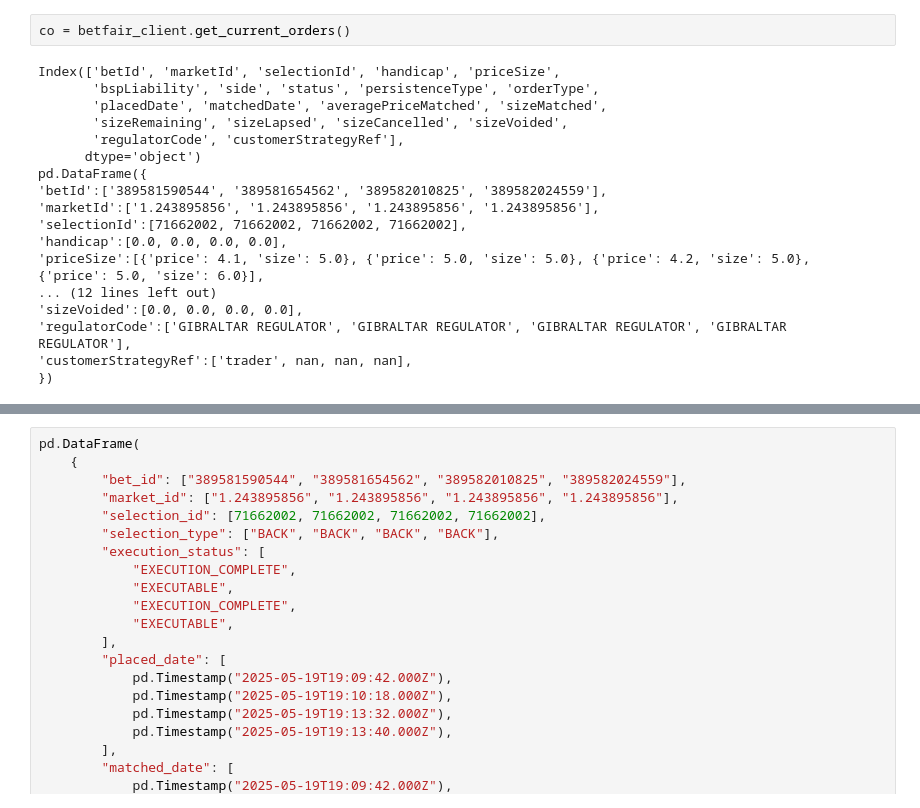
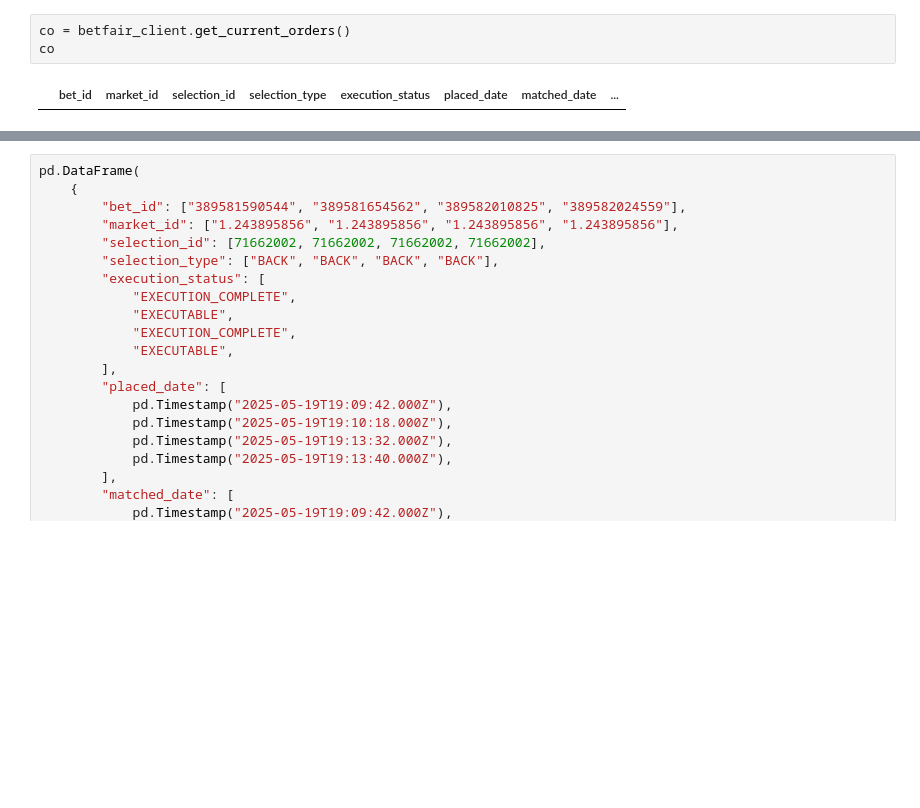
Before and after one commit to twattley/racing-api-project, a Jupyter notebook: notebooks/trader.ipynb, the cells around one changed output, grey strips where cells are left out. Cells and saved outputs as stored; diff of their text form; blank space fills up the shorter version.

```diff
--- a/notebooks/trader.ipynb
+++ b/notebooks/trader.ipynb
@@ -31,20 +22,5 @@ s3_client = get_s3_client()
 # %%
 co = betfair_client.get_current_orders()
+co
 # %% [output]
-Index(['betId', 'marketId', 'selectionId', 'handicap', 'priceSize',
-       'bspLiability', 'side', 'status', 'persistenceType', 'orderType',
-       'placedDate', 'matchedDate', 'averagePriceMatched', 'sizeMatched',
-       'sizeRemaining', 'sizeLapsed', 'sizeCancelled', 'sizeVoided',
-       'regulatorCode', 'customerStrategyRef'],
-      dtype='object')
-pd.DataFrame({
-'betId':['389581590544', '389581654562', '389582010825', '389582024559'],
-'marketId':['1.243895856', '1.243895856', '1.243895856', '1.243895856'],
-'selectionId':[71662002, 71662002, 71662002, 71662002],
-'handicap':[0.0, 0.0, 0.0, 0.0],
-'priceSize':[{'price': 4.1, 'size': 5.0}, {'price': 5.0, 'size': 5.0}, {'price': 4.2, 'size': 5.0}, {'price': 5.0, 'size': 6.0}],
-... (12 lines left out)
-'sizeVoided':[0.0, 0.0, 0.0, 0.0],
-'regulatorCode':['GIBRALTAR REGULATOR', 'GIBRALTAR REGULATOR', 'GIBRALTAR REGULATOR', 'GIBRALTAR REGULATOR'],
-'customerStrategyRef':['trader', nan, nan, nan],
-})
+|  | bet_id | market_id | selection_id | selection_type | execution_status | placed_date | matched_date | ... |
```
Also changed, not shown: parts of 7 cells of this notebook, 7 other files.
